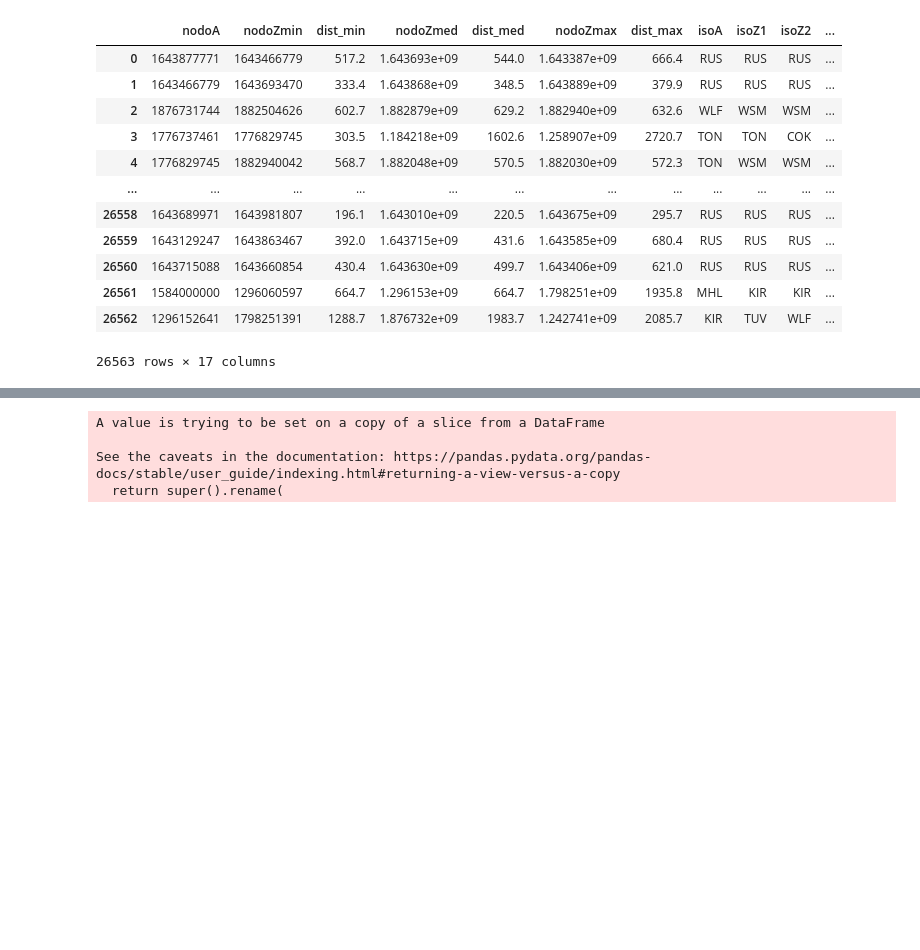
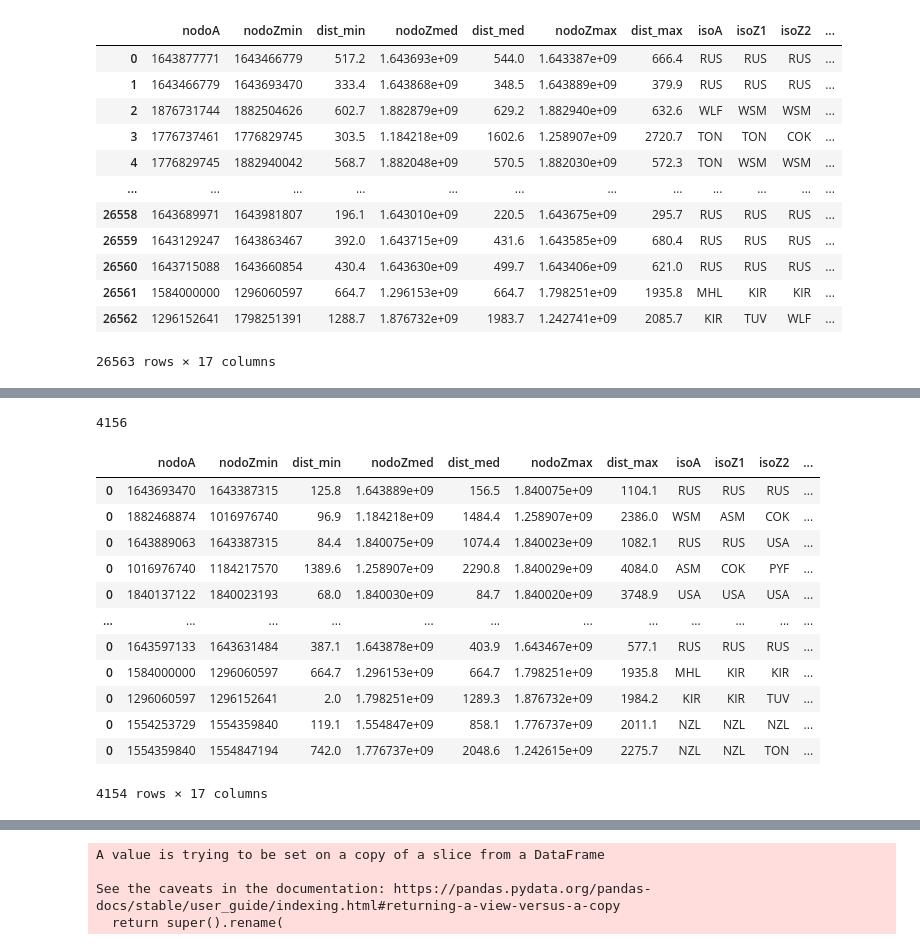
Before and after one commit to mikelenato/P8-Il-giro-del-mondo-in-80-giorni, a Jupyter notebook: grafo.ipynb, the cells around one changed output, grey strips where cells are left out. Cells and saved outputs as stored; diff of their text form; code cells hidden in the pictures; blank space fills up the shorter version.

```diff
--- a/grafo.ipynb
+++ b/grafo.ipynb
@@ -410 +424,6 @@ datafr
+# %%
+path = 'C:\\Users\michele.lenato\Documents\MASTER-UNIMI\Lezioni\Python\progetto\definitivo_after_weights.xlsx'  # Inserire il path in cui è stato scaricato il file input del repo github
+input_3 = pd.read_excel(path)
+del input_3['Unnamed: 0']
+input_3
 # %% [markdown]
@@ -412,3 +431,3 @@ Aggiunta dei nodi A mancanti, reiterando i passi precedenti
 # %%
-mancanti = [x for x in XX['id'].values.tolist() if x not in datafr['nodoA'].values.tolist() ]
+mancanti = [x for x in XX['id'].values.tolist() if x not in input_3['nodoA'].values.tolist() ]
 len(mancanti)
@@ -663,0 +699,8 @@ datafr_tutti_finale
+# %%
+mancanti_a_me = input_3[input_3['nodoZmed'].isnull()]['nodoA'].values.tolist()
+mancanti_a_ma = input_3[input_3['nodoZmax'].isnull()]['nodoA'].values.tolist()
+mancanti = list(set(mancanti_a_me + mancanti_a_ma))
+
+len(mancanti)
+# %% [output]
+4156
@@ -663,0 +730,24 @@ datafr_tutti_finale
+# %%
+#solo per i mancanti
+cl = pd.DataFrame(cluster_ll_test.items(), columns=['nodo_a', 'nodi_z'])
+zz = XX.merge(cl, left_on='id', right_on='nodo_a')
+
+#aggiunta coordinate solo mancanti
+coord = pd.DataFrame()
+for idx in (zz.index):
+  temp = pd.DataFrame()
+  lista_ll = []
+  for x in zz.loc[idx][8:].values.tolist()[0]:
+    try:
+      if x is None or int(x)==0:
+        pass
+      elif int(x)!=0:
+        lista_ll.append(XX[XX['id']==int(x)]['ll'].values[0])
+    except ValueError:
+      pass
+  temp['id'] = [int(zz.loc[idx]['id'])]
+  temp['llz'] = [lista_ll]
+  coord = pd.concat([coord, temp])
+
+fin = pd.DataFrame()
+fin = zz.merge(coord, left_on='id', right_on='id')
@@ -663,0 +851,18 @@ datafr_tutti_finale
+# %%
+datafr_3_iterazione = datafr
+# %%
+datafr_3_iterazione
+# %% [output]
+|  | nodoA | nodoZmin | dist_min | nodoZmed | dist_med | nodoZmax | dist_max | isoA | isoZ1 | isoZ2 | ... |
+| 0 | 1643693470 | 1643387315 | 125.8 | 1.643889e+09 | 156.5 | 1.840075e+09 | 1104.1 | RUS | RUS | RUS | ... |
+| 0 | 1882468874 | 1016976740 | 96.9 | 1.184218e+09 | 1484.4 | 1.258907e+09 | 2386.0 | WSM | ASM | COK | ... |
+| 0 | 1643889063 | 1643387315 | 84.4 | 1.840075e+09 | 1074.4 | 1.840023e+09 | 1082.1 | RUS | RUS | USA | ... |
+| 0 | 1016976740 | 1184217570 | 1389.6 | 1.258907e+09 | 2290.8 | 1.840029e+09 | 4084.0 | ASM | COK | PYF | ... |
+| 0 | 1840137122 | 1840023193 | 68.0 | 1.840030e+09 | 84.7 | 1.840020e+09 | 3748.9 | USA | USA | USA | ... |
+| ... | ... | ... | ... | ... | ... | ... | ... | ... | ... | ... | ... |
+| 0 | 1643597133 | 1643631484 | 387.1 | 1.643878e+09 | 403.9 | 1.643467e+09 | 577.1 | RUS | RUS | RUS | ... |
+| 0 | 1584000000 | 1296060597 | 664.7 | 1.296153e+09 | 664.7 | 1.798251e+09 | 1935.8 | MHL | KIR | KIR | ... |
+| 0 | 1296060597 | 1296152641 | 2.0 | 1.798251e+09 | 1289.3 | 1.876732e+09 | 1984.2 | KIR | KIR | TUV | ... |
+| 0 | 1554253729 | 1554359840 | 119.1 | 1.554847e+09 | 858.1 | 1.776737e+09 | 2011.1 | NZL | NZL | NZL | ... |
+| 0 | 1554359840 | 1554847194 | 742.0 | 1.776737e+09 | 2048.6 | 1.242615e+09 | 2275.7 | NZL | NZL | TON | ... |
+4154 rows × 17 columns
```
Also changed, not shown: parts of 33 cells of this notebook.
